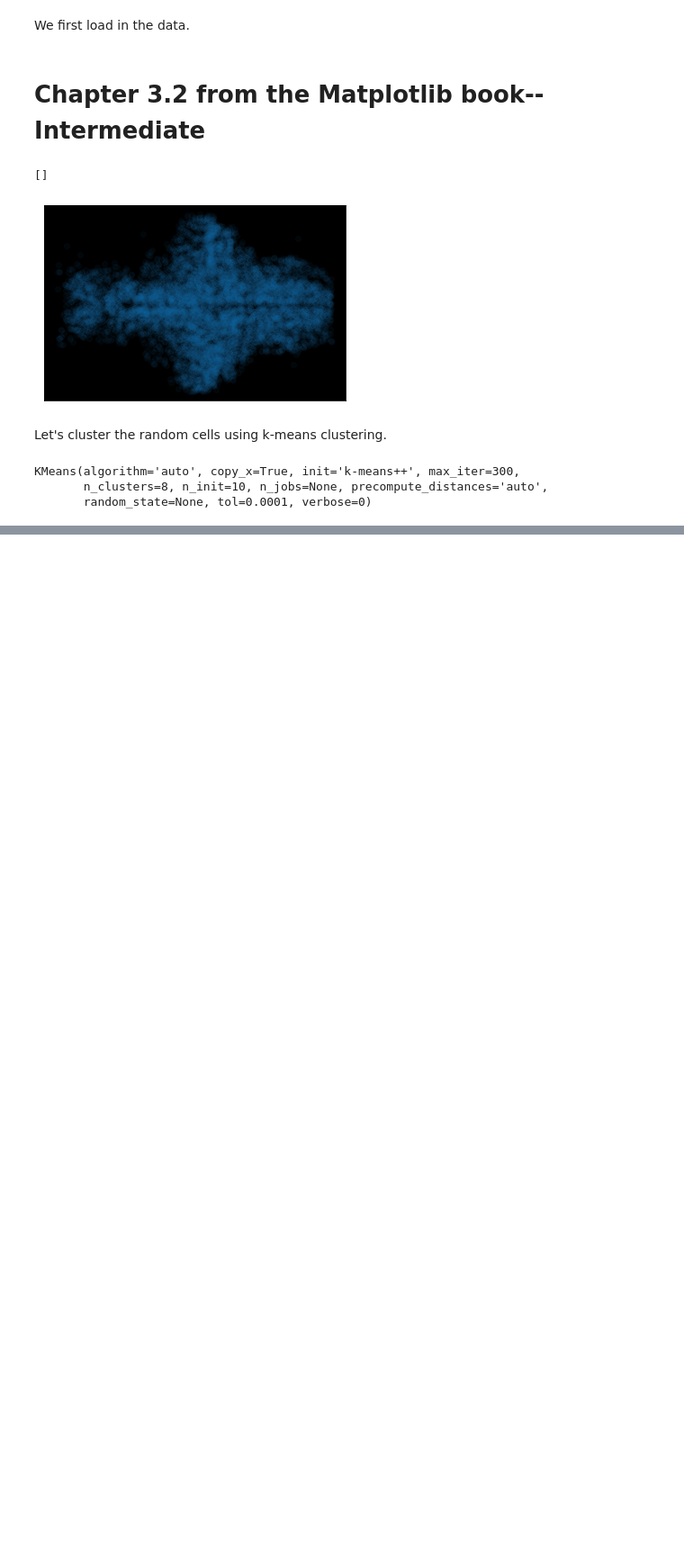
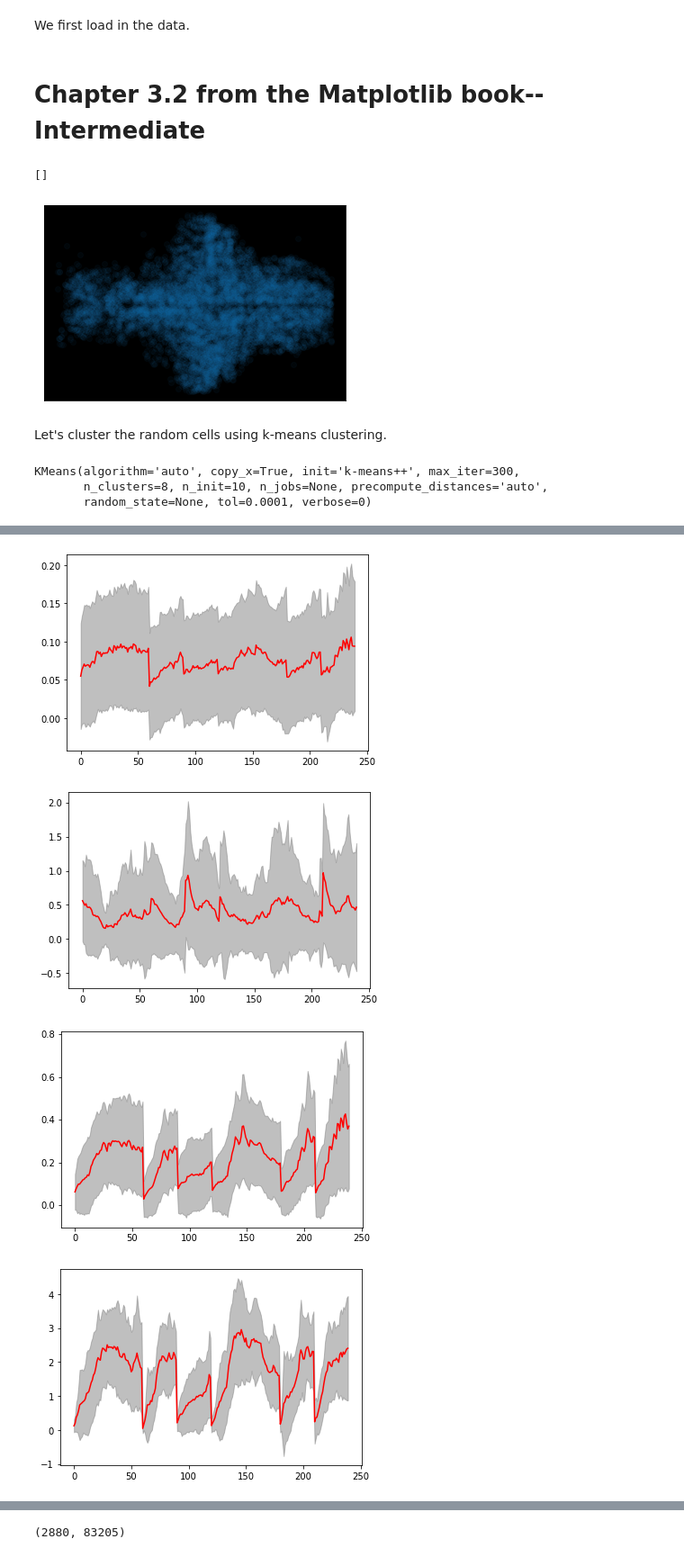
Before and after one commit to mariakesa/MatplotlibForNeuroscientists, a Jupyter notebook: ChenEtAl2018.ipynb, the cells around one changed output, grey strips where cells are left out. Shown at 90% size. Saved outputs shown, nothing was run; the diff lists cells and outputs as text; code cells hidden in the pictures; blank space fills up the shorter version.

```diff
--- a/ChenEtAl2018.ipynb
+++ b/ChenEtAl2018.ipynb
@@ -72,0 +82,18 @@ for cluster in range(0,8):
+# %%
+unique_stims=np.unique(stim_dat)
+neurons=neural_dat[:1000,random_neurons]
+stim_dat_=stim_dat.flatten()[:1000]
+for cluster in range(0,8):
+    inds=np.where(kmeans.labels_==cluster)[0]
+    stims=np.where(stim_dat_==0)[0]
+    nn = neurons[np.ix_(stims,inds)]
+    mean=np.mean(nn,axis=1)
+    std=np.std(nn,axis=1)
+    plt.plot(np.arange(0,std.shape[0]),mean,c='red')
+    plt.fill_between(np.arange(0,std.shape[0]), mean-std, mean+std,alpha=0.5,color='gray')
+    plt.show()
+# %% [output]
+[figure, added]
+[figure, added]
+[figure, added]
+[figure, added]
@@ -72,0 +104,4 @@ for cluster in range(0,8):
+# %%
+print(neural_dat.shape)
+# %% [output]
+(2880, 83205)
```
Also changed, not shown: parts of 3 cells of this notebook.
